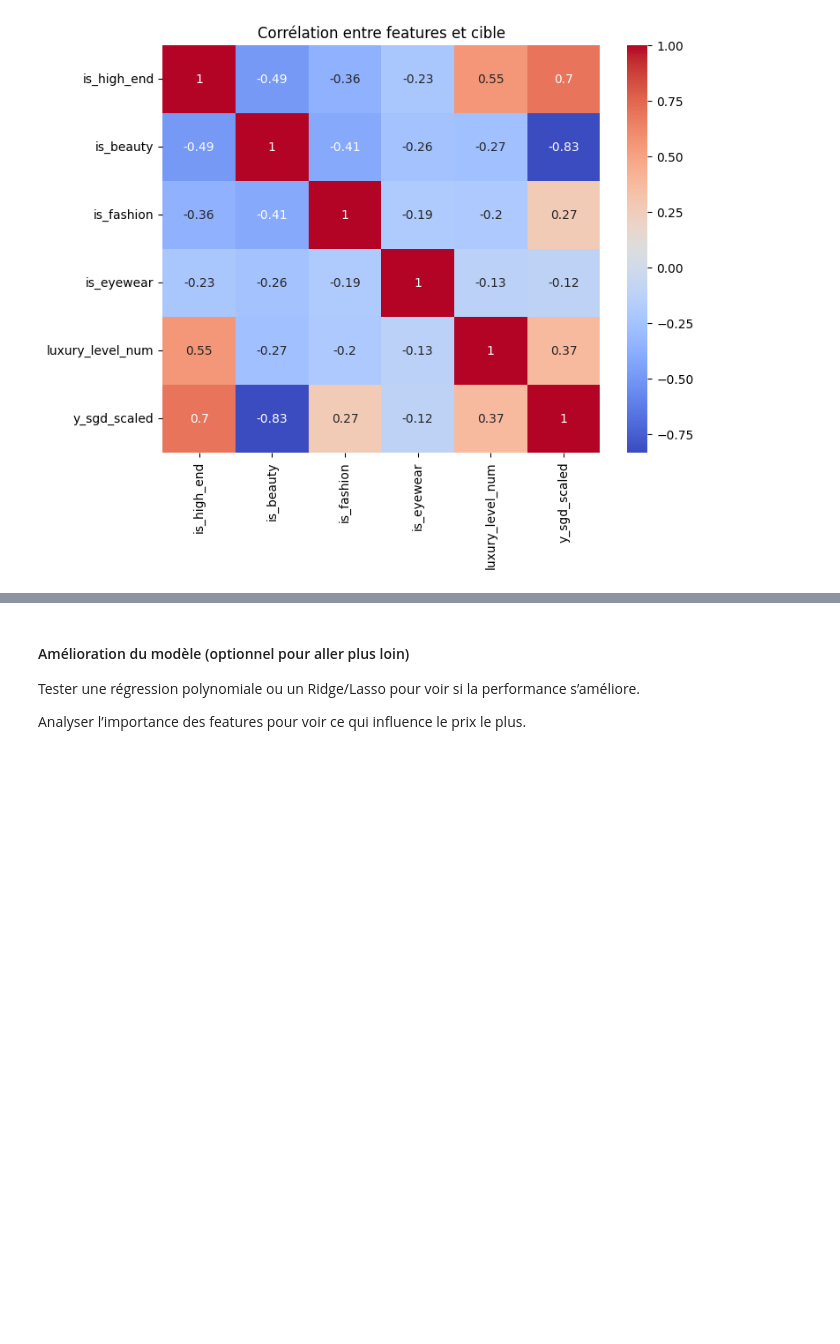
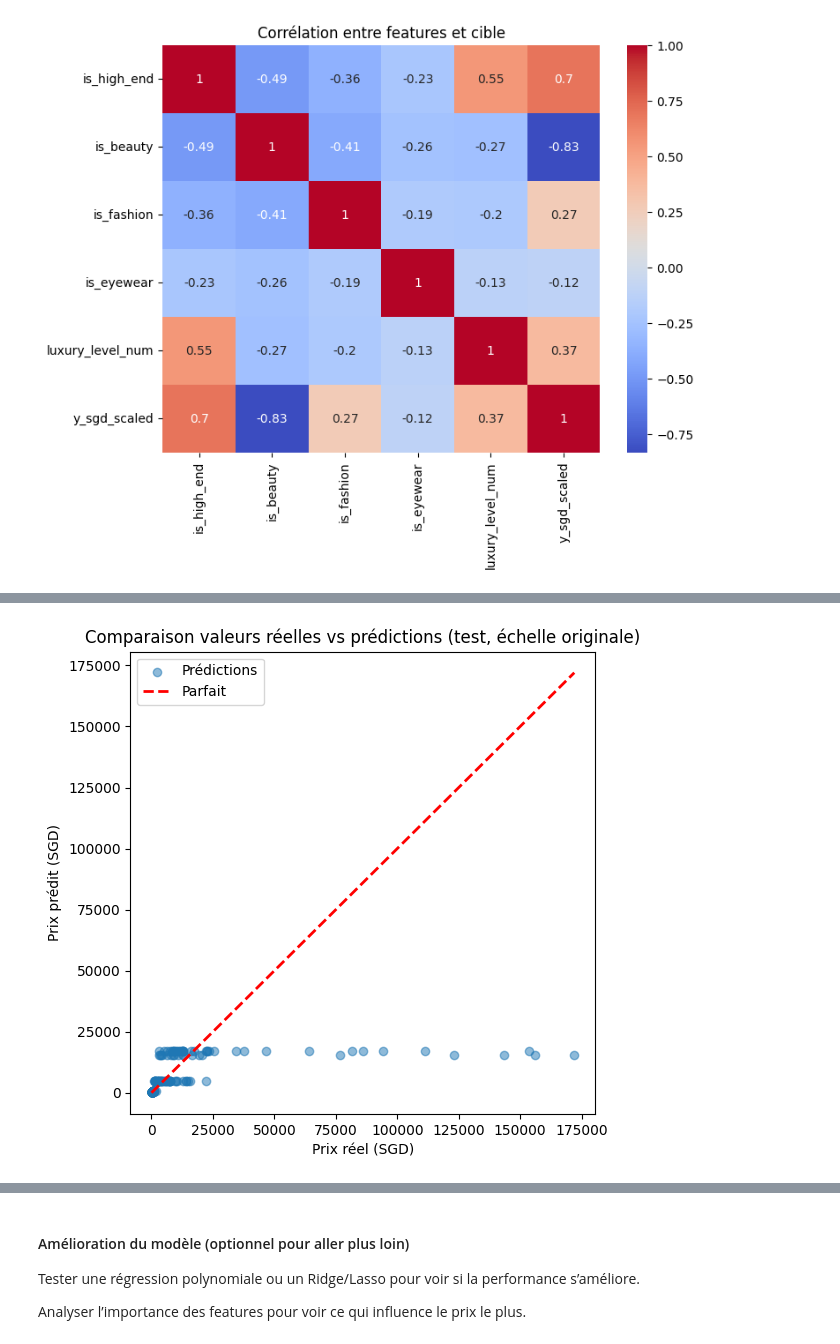
Before and after one commit to Chlooow/price-prediction-chanel, a Jupyter notebook: chanel-price-prediction.ipynb, the cells around one changed output, grey strips where cells are left out. Saved outputs shown, nothing was run; the diff lists cells and outputs as text; code cells hidden in the pictures; blank space fills up the shorter version.

```diff
--- a/chanel-price-prediction.ipynb
+++ b/chanel-price-prediction.ipynb
@@ -1136,0 +1126,23 @@ Essayer des modèles plus complexes (Random Forest, XGBoost).
+# %%
+# Inverse transformation (dé-standardisation puis dé-log-transform)
+y_test_pred_original_scale = scaler_sgd.inverse_transform(y_test_pred)
+y_test_pred_original_scale = np.expm1(y_test_pred_original_scale)
+
+# Afficher les premières prédictions dé-transformées
+print("Premières prédictions sur l'échelle originale (SGD) :")
+print(y_test_pred_original_scale[:10])
+
+# Comparer avec les vraies valeurs sur l'échelle originale (SGD)
+print("\nPremières vraies valeurs sur l'échelle originale (SGD) :")
+print(y_sgd.loc[X_test_sgd.index[:10]].values)
+
+# Évaluer les métriques sur l'échelle originale (SGD)
+mse_original = mean_squared_error(y_sgd.loc[X_test_sgd.index], y_test_pred_original_scale)
+rmse_original = np.sqrt(mse_original)
+mae_original = mean_absolute_error(y_sgd.loc[X_test_sgd.index], y_test_pred_original_scale)
+r2_original = r2_score(y_sgd.loc[X_test_sgd.index], y_test_pred_original_scale)
+
+print("\nPerformance sur le test (échelle originale SGD) :")
+print(f"RMSE : {rmse_original:.2f}")
+print(f"MAE  : {mae_original:.2f}")
+print(f"R²   : {r2_original:.4f}")
@@ -1136,0 +1169,17 @@ Essayer des modèles plus complexes (Random Forest, XGBoost).
+# %%
+# Récupérer les vraies valeurs sur l'échelle originale
+y_test_original = y_sgd.loc[X_test_sgd.index].values
+
+# Scatter plot : valeurs réelles vs prédictions
+plt.figure(figsize=(6,6))
+plt.scatter(y_test_original, y_test_pred_original_scale, alpha=0.5, label="Prédictions")
+plt.plot([y_test_original.min(), y_test_original.max()],
+         [y_test_original.min(), y_test_original.max()],
+         'r--', lw=2, label="Parfait")
+plt.xlabel("Prix réel (SGD)")
+plt.ylabel("Prix prédit (SGD)")
+plt.title("Comparaison valeurs réelles vs prédictions (test, échelle originale)")
+plt.legend()
+plt.show()
+# %% [output]
+[figure, added]
```
Also changed, not shown: parts of 8 cells of this notebook.
